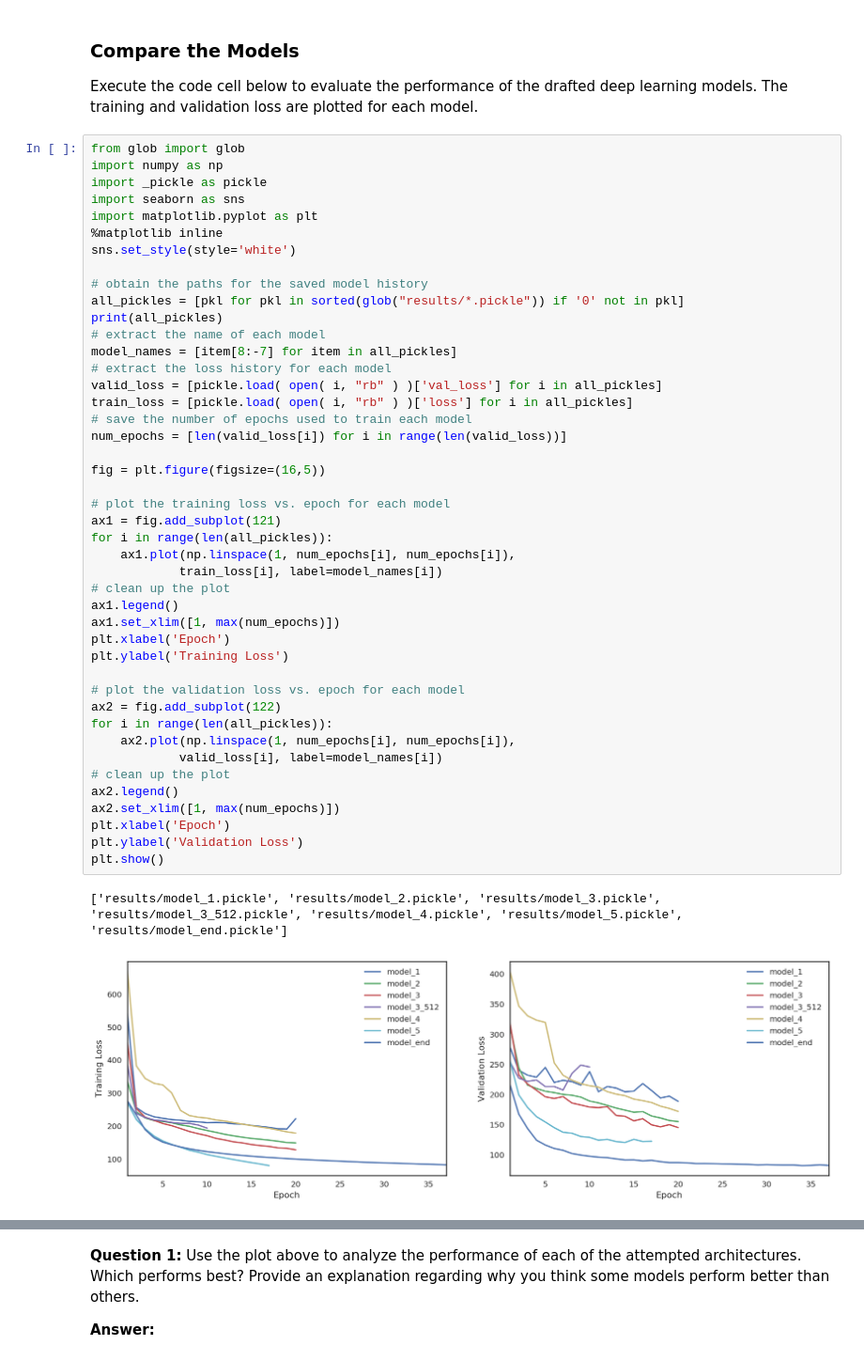
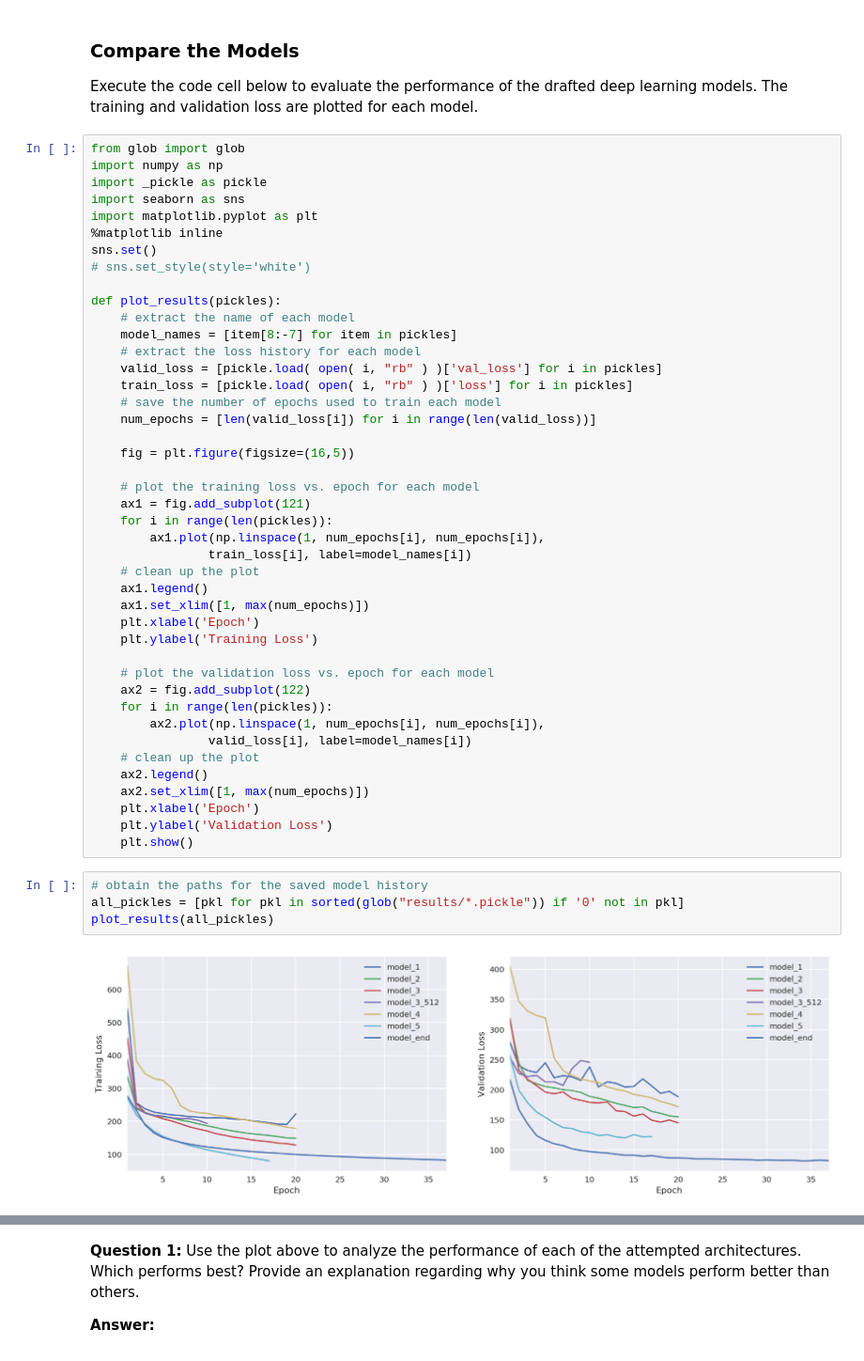
Before and after one commit to Robert-Alonso/AIND-VUI-Capstone, a Jupyter notebook: vui_notebook.ipynb, the cells around one changed output, grey strips where cells are left out. Shown at 94% size. Saved outputs shown, nothing was run; the diff lists cells and outputs as text.

Commit message:
Refactor results plot

```diff
--- a/vui_notebook.ipynb
+++ b/vui_notebook.ipynb
@@ -624,43 +624,45 @@ import _pickle as pickle
 import seaborn as sns
 import matplotlib.pyplot as plt
 %matplotlib inline
-sns.set_style(style='white')
+sns.set()
+# sns.set_style(style='white')
 
-# obtain the paths for the saved model history
-all_pickles = [pkl for pkl in sorted(glob("results/*.pickle")) if '0' not in pkl]
-print(all_pickles)
-# extract the name of each model
-model_names = [item[8:-7] for item in all_pickles]
-# extract the loss history for each model
-valid_loss = [pickle.load( open( i, "rb" ) )['val_loss'] for i in all_pickles]
-train_loss = [pickle.load( open( i, "rb" ) )['loss'] for i in all_pickles]
-# save the number of epochs used to train each model
-num_epochs = [len(valid_loss[i]) for i in range(len(valid_loss))]
+def plot_results(pickles):
+    # extract the name of each model
+    model_names = [item[8:-7] for item in pickles]
+    # extract the loss history for each model
+    valid_loss = [pickle.load( open( i, "rb" ) )['val_loss'] for i in pickles]
+    train_loss = [pickle.load( open( i, "rb" ) )['loss'] for i in pickles]
+    # save the number of epochs used to train each model
+    num_epochs = [len(valid_loss[i]) for i in range(len(valid_loss))]
 
-fig = plt.figure(figsize=(16,5))
+    fig = plt.figure(figsize=(16,5))
 
-# plot the training loss vs. epoch for each model
-ax1 = fig.add_subplot(121)
-for i in range(len(all_pickles)):
-    ax1.plot(np.linspace(1, num_epochs[i], num_epochs[i]),
-            train_loss[i], label=model_names[i])
-# clean up the plot
-ax1.legend()
-ax1.set_xlim([1, max(num_epochs)])
-plt.xlabel('Epoch')
-plt.ylabel('Training Loss')
+    # plot the training loss vs. epoch for each model
+    ax1 = fig.add_subplot(121)
+    for i in range(len(pickles)):
+        ax1.plot(np.linspace(1, num_epochs[i], num_epochs[i]),
+                train_loss[i], label=model_names[i])
+    # clean up the plot
+    ax1.legend()
+    ax1.set_xlim([1, max(num_epochs)])
+    plt.xlabel('Epoch')
+    plt.ylabel('Training Loss')
 
-# plot the validation loss vs. epoch for each model
-ax2 = fig.add_subplot(122)
-for i in range(len(all_pickles)):
-    ax2.plot(np.linspace(1, num_epochs[i], num_epochs[i]),
-            valid_loss[i], label=model_names[i])
-# clean up the plot
-ax2.legend()
-ax2.set_xlim([1, max(num_epochs)])
-plt.xlabel('Epoch')
-plt.ylabel('Validation Loss')
-plt.show()
+    # plot the validation loss vs. epoch for each model
+    ax2 = fig.add_subplot(122)
+    for i in range(len(pickles)):
+        ax2.plot(np.linspace(1, num_epochs[i], num_epochs[i]),
+                valid_loss[i], label=model_names[i])
+    # clean up the plot
+    ax2.legend()
+    ax2.set_xlim([1, max(num_epochs)])
+    plt.xlabel('Epoch')
+    plt.ylabel('Validation Loss')
+    plt.show()
-# %% [output]
-['results/model_1.pickle', 'results/model_2.pickle', 'results/model_3.pickle', 'results/model_3_512.pickle', 'results/model_4.pickle', 'results/model_5.pickle', 'results/model_end.pickle']
-[figure, removed]
+# %%
+# obtain the paths for the saved model history
+all_pickles = [pkl for pkl in sorted(glob("results/*.pickle")) if '0' not in pkl]
+plot_results(all_pickles)
+# %% [output]
+[figure, added]
```
Also changed, not shown: parts of 1 cell of this notebook.
